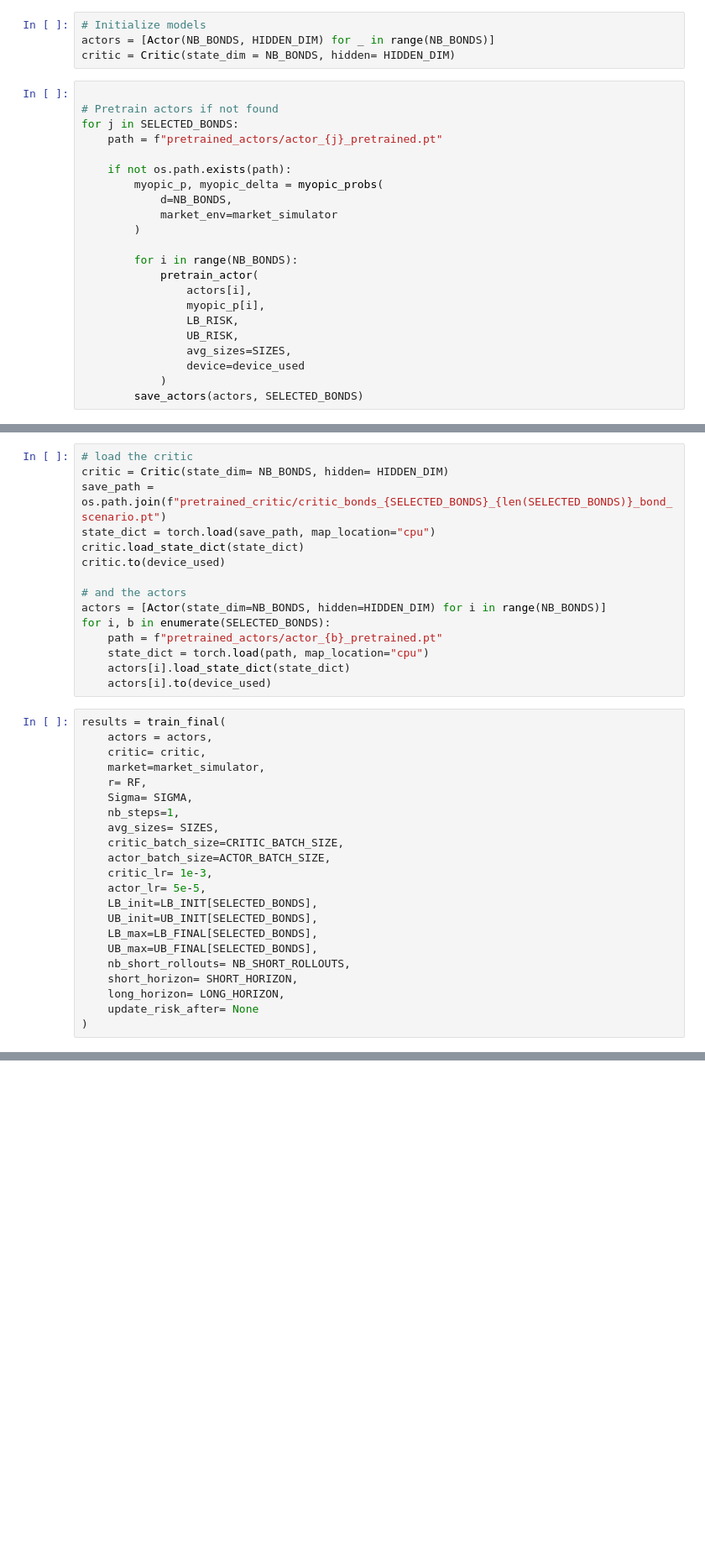
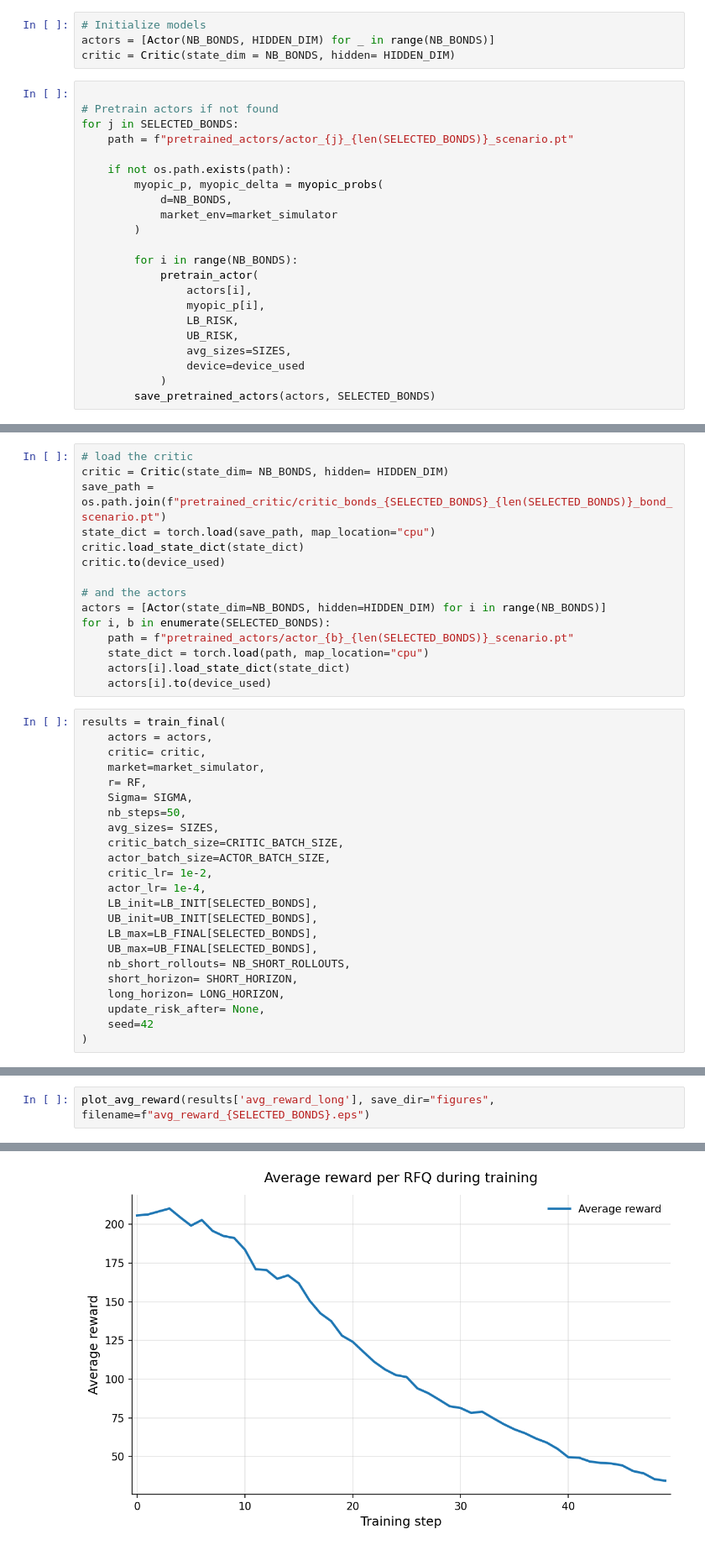
Before and after one commit to MariusKart/Deep-RL-for-Market-Making, a Jupyter notebook: Notebooks/1bond.ipynb, the cells around one changed output, grey strips where cells are left out. Shown at 84% size. Saved outputs shown, nothing was run; the diff lists cells and outputs as text; blank space fills up the shorter version.

```diff
--- a/Notebooks/1bond.ipynb
+++ b/Notebooks/1bond.ipynb
@@ -46,7 +53,7 @@ critic = Critic(state_dim = NB_BONDS, hidden= HIDDEN_DIM)
 
 # Pretrain actors if not found
 for j in SELECTED_BONDS:
-    path = f"pretrained_actors/actor_{j}_pretrained.pt"
+    path = f"pretrained_actors/actor_{j}_{len(SELECTED_BONDS)}_scenario.pt"
 
     if not os.path.exists(path):
         myopic_p, myopic_delta = myopic_probs(
@@ -63,5 +70,5 @@ for j in SELECTED_BONDS:
                 avg_sizes=SIZES,
                 device=device_used
             )
-        save_actors(actors, SELECTED_BONDS)
+        save_pretrained_actors(actors, SELECTED_BONDS)
 # %% [output]
@@ -98,7 +107,7 @@ critic.to(device_used)
 # and the actors
 actors = [Actor(state_dim=NB_BONDS, hidden=HIDDEN_DIM) for i in range(NB_BONDS)]
 for i, b in enumerate(SELECTED_BONDS):
-    path = f"pretrained_actors/actor_{b}_pretrained.pt"
+    path = f"pretrained_actors/actor_{b}_{len(SELECTED_BONDS)}_scenario.pt"
     state_dict = torch.load(path, map_location="cpu")
     actors[i].load_state_dict(state_dict)
     actors[i].to(device_used)
@@ -109,12 +118,12 @@ results = train_final(
     market=market_simulator,
     r= RF,
     Sigma= SIGMA,
-    nb_steps=1,
+    nb_steps=50,
     avg_sizes= SIZES,
     critic_batch_size=CRITIC_BATCH_SIZE,
     actor_batch_size=ACTOR_BATCH_SIZE,
-    critic_lr= 1e-3,
-    actor_lr= 5e-5,
+    critic_lr= 1e-2,
+    actor_lr= 1e-4,
     LB_init=LB_INIT[SELECTED_BONDS],
     UB_init=UB_INIT[SELECTED_BONDS],
     LB_max=LB_FINAL[SELECTED_BONDS],
@@ -122,5 +131,6 @@ results = train_final(
     nb_short_rollouts= NB_SHORT_ROLLOUTS,
     short_horizon= SHORT_HORIZON,
     long_horizon= LONG_HORIZON,
-    update_risk_after= None
+    update_risk_after= None,
+    seed=42
 )
@@ -128,0 +137,3 @@ results = train_final(
+# %%
+plot_avg_reward(results['avg_reward_long'], save_dir="figures", filename=f"avg_reward_{SELECTED_BONDS}.eps")
+# %% [output]
@@ -128,0 +141 @@ results = train_final(
+[figure, added]
```
Also changed, not shown: parts of 14 cells of this notebook, 17 other files.
